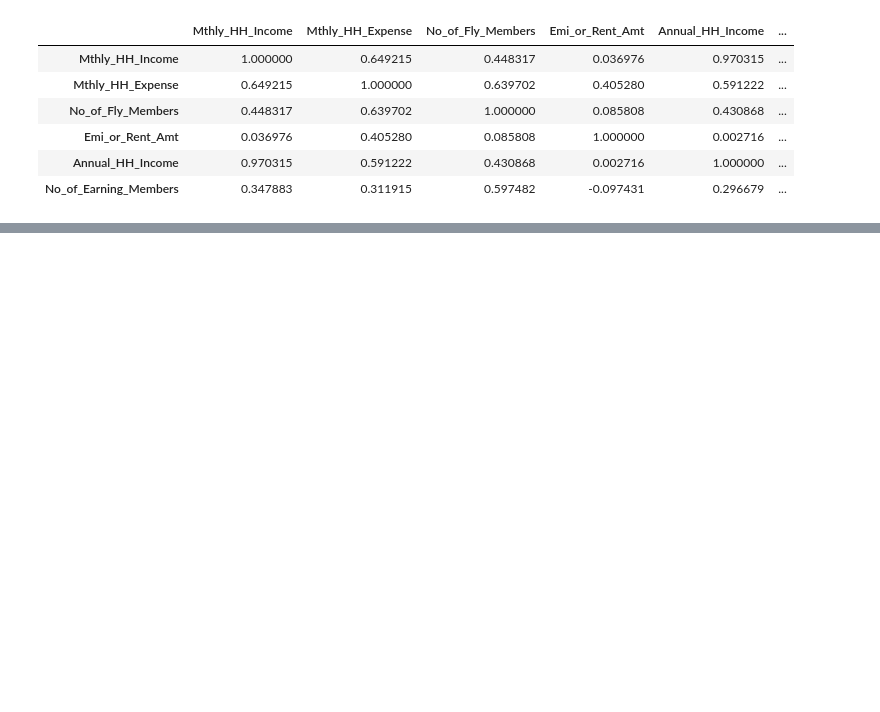
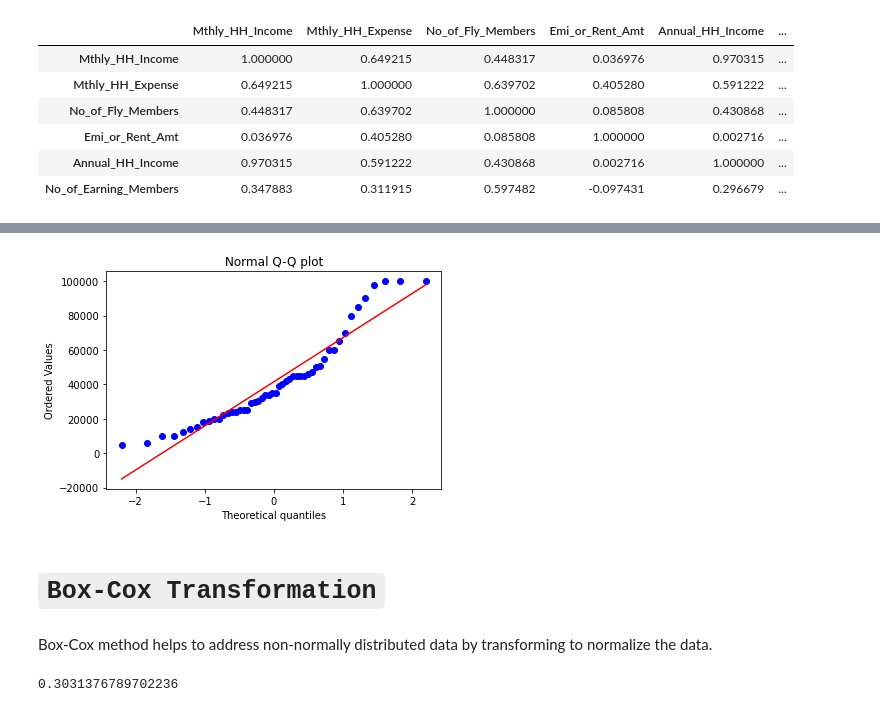
Before and after one commit to Vikas-Nimesh/innomatics-internship, a Jupyter notebook: Python/Descriptive Stats Task 7/Task - 7 (Descriptive Stats).ipynb, the cells around one changed output, grey strips where cells are left out. Cells and saved outputs as stored; diff of their text form; code cells hidden in the pictures; blank space fills up the shorter version.

```diff
--- a/Python/Descriptive Stats Task 7/Task - 7 (Descriptive Stats).ipynb
+++ b/Python/Descriptive Stats Task 7/Task - 7 (Descriptive Stats).ipynb
@@ -136,0 +217,16 @@ dataset.corr()
+# %%
+stats.probplot(df_num['Mthly_HH_Income'],dist='norm',plot=plt)
+plt.title("Normal Q-Q plot")
+plt.show()
+# %% [output]
+[figure, added]
+# %% [markdown]
+# `Box-Cox Transformation`
+# %% [markdown]
+Box-Cox method helps to address non-normally distributed data by transforming to normalize the data.
+# %%
+# x_t = tranformed by box-cox, l = Lambda
+x_t, l = stats.boxcox(df_num['Mthly_HH_Income'])
+print(l)
+# %% [output]
+0.3031376789702236
```
Also changed, not shown: parts of 29 cells of this notebook.
